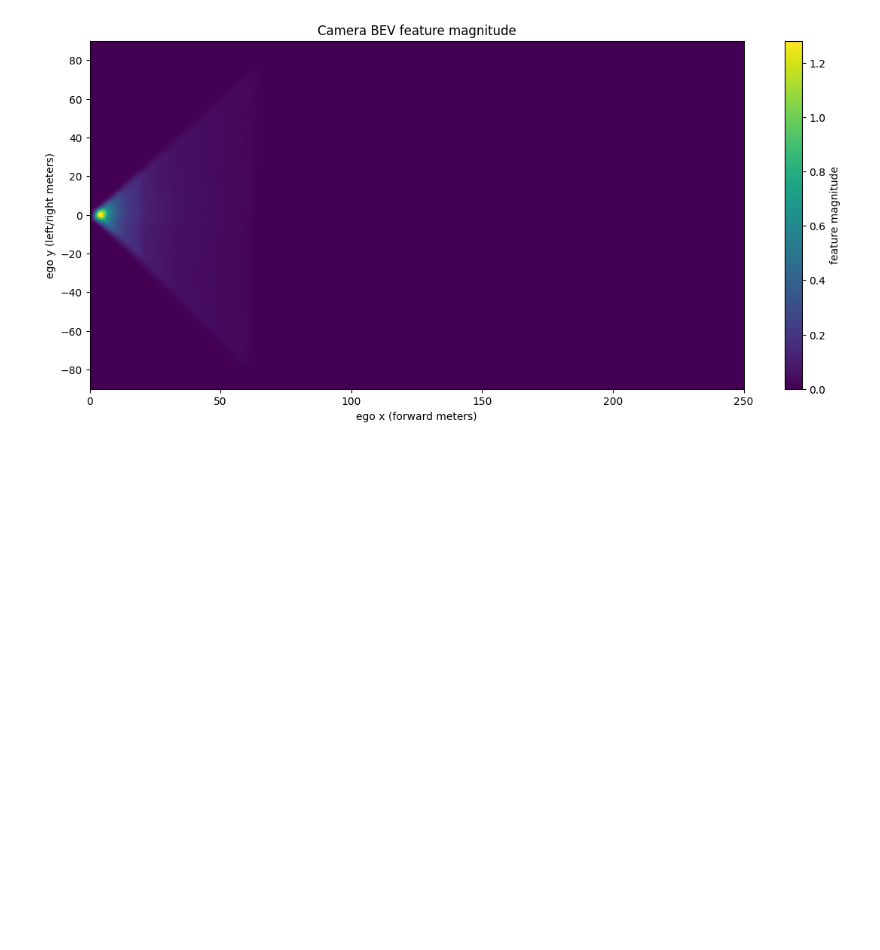
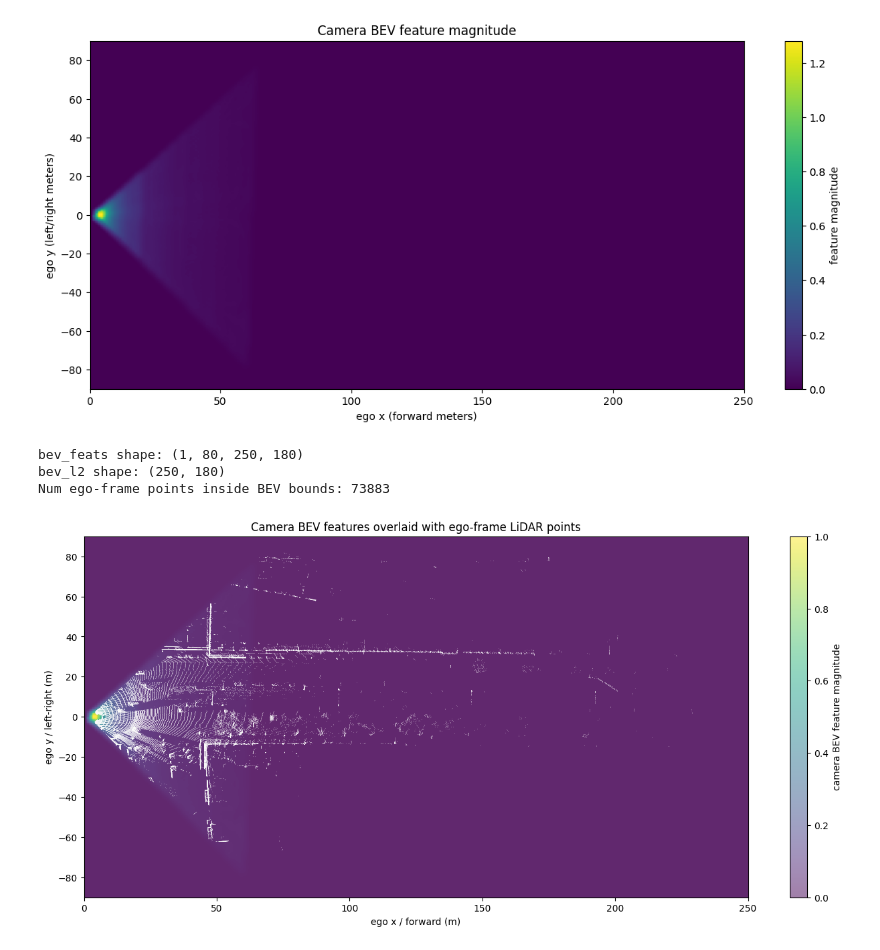
Before and after one commit to scaleoutsystems/multimodal-MoE, a Jupyter notebook: notebooks/BEV_Fusion_camera_only.ipynb, the cells around one changed output. Saved outputs shown, nothing was run; the diff lists cells and outputs as text; code cells hidden in the pictures; blank space fills up the shorter version.

Commit message:
finished camera-only pipeline notebook

```diff
--- a/notebooks/BEV_Fusion_camera_only.ipynb
+++ b/notebooks/BEV_Fusion_camera_only.ipynb
@@ -515,3 +516,75 @@ plt.show()
 bev_feats shape: (1, 80, 250, 180)
 BEV 2D map shape: (250, 180)
 [figure]
+# %%
+# ============================================================
+# Debug overlay:
+# camera BEV features + ego-frame LiDAR points
+# ============================================================
+
+# ------------------------------------------------------------
+# Collapse camera BEV features to a 2D map
+# bev_feats shape: [B, C, X, Y]
+# ------------------------------------------------------------
+bev0 = bev_feats[0].detach().cpu()          # [C, X, Y]
+bev_l2 = torch.norm(bev0, dim=0).numpy()    # [X, Y]
+
+print("bev_feats shape:", tuple(bev_feats.shape))
+print("bev_l2 shape:", bev_l2.shape)
+
+# ------------------------------------------------------------
+# Get ego-frame LiDAR points
+# fov_points_ego_xyzi: [N,4]
+# ------------------------------------------------------------
+pts = fov_points_ego_xyzi
+x_pts = pts[:, 0]
+y_pts = pts[:, 1]
+
+# Keep only points inside BEV bounds
+x_min, x_max, _ = XBOUND
+y_min, y_max, _ = YBOUND
+
+mask = (
+    (x_pts >= x_min) & (x_pts < x_max) &
+    (y_pts >= y_min) & (y_pts < y_max)
+)
+
+x_pts = x_pts[mask]
+y_pts = y_pts[mask]
+
+print("Num ego-frame points inside BEV bounds:", len(x_pts))
+
+# ------------------------------------------------------------
+# Plot BEV feature heatmap and overlay points
+# ------------------------------------------------------------
+plt.figure(figsize=(16, 7))
+
+# Camera BEV heatmap
+plt.imshow(
+    bev_l2.T,                      # [Y, X] for imshow
+    origin="lower",
+    extent=[x_min, x_max, y_min, y_max],
+    aspect="auto",
+    alpha=0.85
+)
+
+# LiDAR points overlay
+plt.scatter(
+    x_pts,
+    y_pts,
+    s=0.2,
+    c="white",
+    alpha=0.5,
+    linewidths=0
+)
+
+plt.xlabel("ego x / forward (m)")
+plt.ylabel("ego y / left-right (m)")
+plt.title("Camera BEV features overlaid with ego-frame LiDAR points")
+plt.colorbar(label="camera BEV feature magnitude")
+plt.show()
+# %% [output]
+bev_feats shape: (1, 80, 250, 180)
+bev_l2 shape: (250, 180)
+Num ego-frame points inside BEV bounds: 73883
+[figure, added]
```
Also changed, not shown: parts of 2 cells of this notebook.
